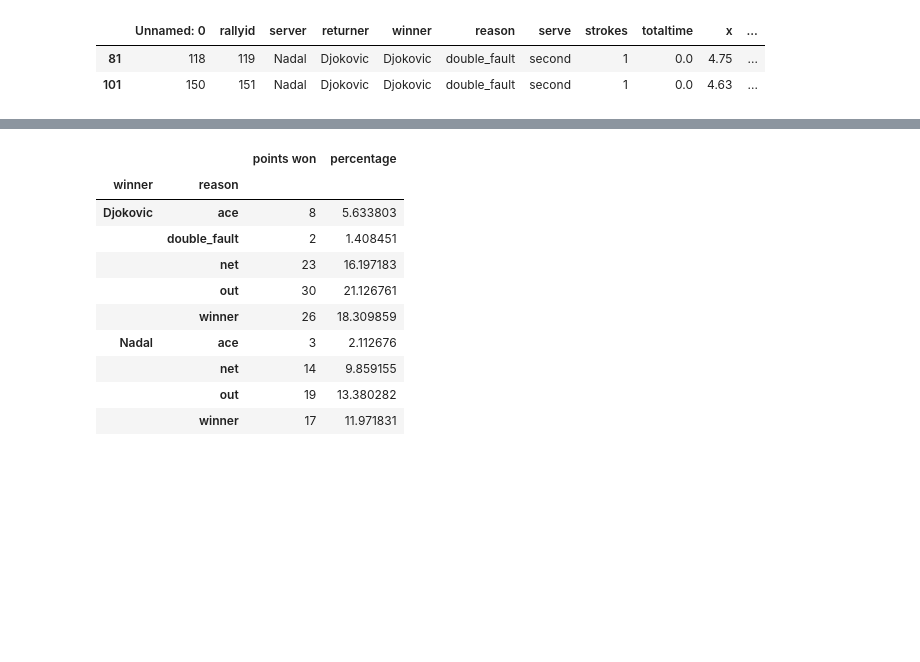
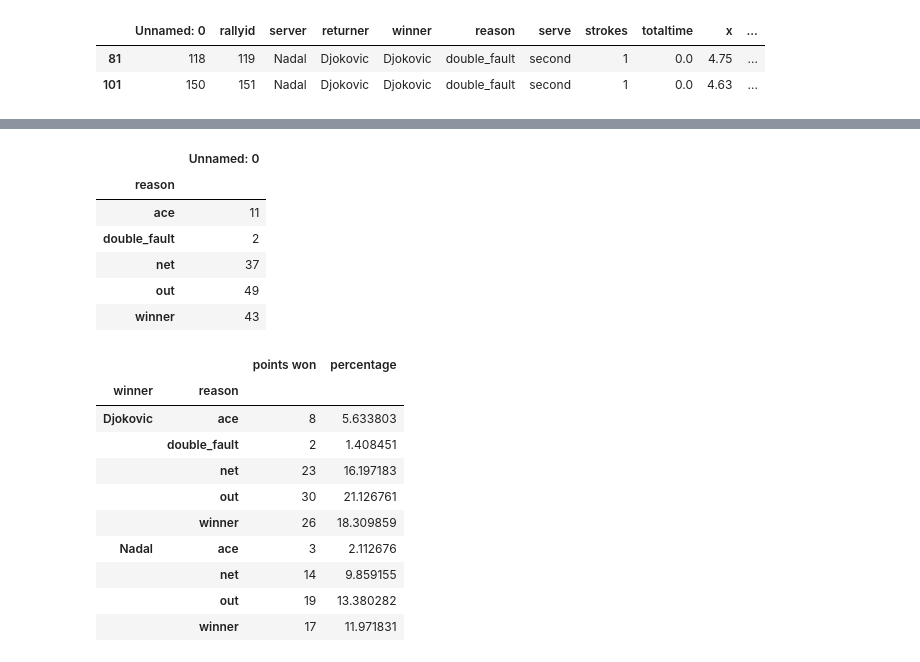
Before and after one commit to davisthrailkill/aus_open_final, a Jupyter notebook: aus_open_final.ipynb, the cells around one changed output, grey strips where cells are left out. Saved outputs shown, nothing was run; the diff lists cells and outputs as text; code cells hidden in the pictures; blank space fills up the shorter version.

```diff
--- a/aus_open_final.ipynb
+++ b/aus_open_final.ipynb
@@ -89,3 +104,13 @@ Nadal had the only 2 double faults in the match
+# %%
+points.groupby(['reason']).count().iloc[:,:1]
+# %% [output]
+|  | Unnamed: 0 |
+| reason |  |
+| ace | 11 |
+| double_fault | 2 |
+| net | 37 |
+| out | 49 |
+| winner | 43 |
 # %%
 overall_points = points.groupby(['winner', 'reason']).count().iloc[:,:1]
 overall_points.columns=['points won']
```
Also changed, not shown: parts of 6 cells of this notebook.
